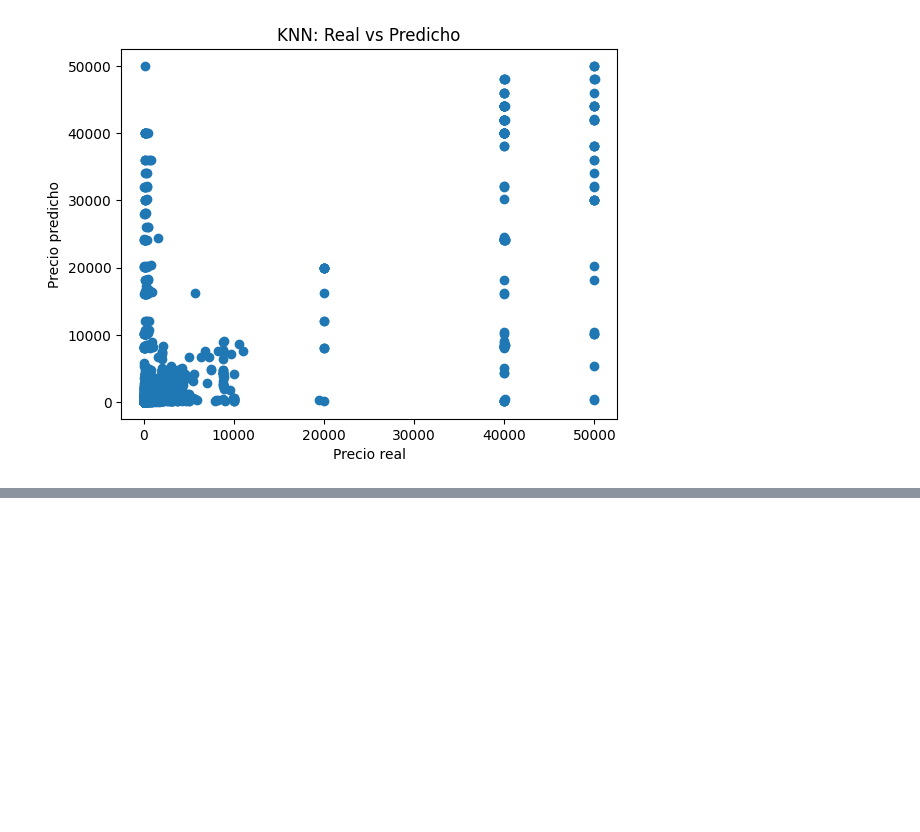
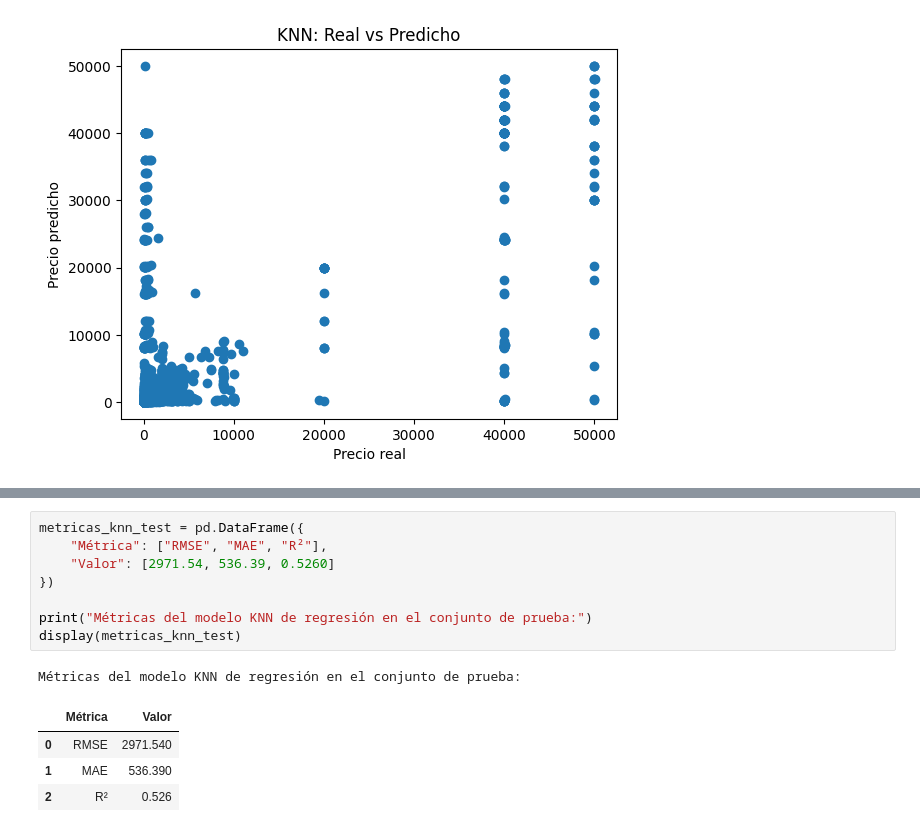
Before and after one commit to Ninaswiftie09/Mineria-de-Datos, a Jupyter notebook: lab6_knn_regresion.ipynb, the cells around one changed output, grey strips where cells are left out. Saved outputs shown, nothing was run; the diff lists cells and outputs as text; blank space fills up the shorter version.

```diff
--- a/lab6_knn_regresion.ipynb
+++ b/lab6_knn_regresion.ipynb
@@ -167,0 +237,14 @@ plt.show()
+# %%
+metricas_knn_test = pd.DataFrame({
+    "Métrica": ["RMSE", "MAE", "R²"],
+    "Valor": [2971.54, 536.39, 0.5260]
+})
+
+print("Métricas del modelo KNN de regresión en el conjunto de prueba:")
+display(metricas_knn_test)
+# %% [output]
+Métricas del modelo KNN de regresión en el conjunto de prueba:
+|  | Métrica | Valor |
+| 0 | RMSE | 2971.540 |
+| 1 | MAE | 536.390 |
+| 2 | R² | 0.526 |
```
Also changed, not shown: parts of 6 cells of this notebook.
